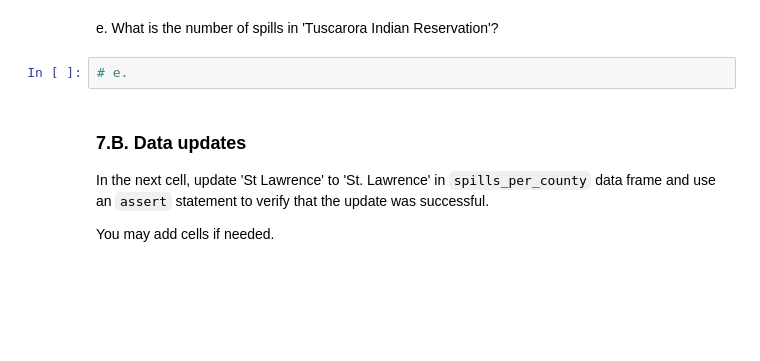
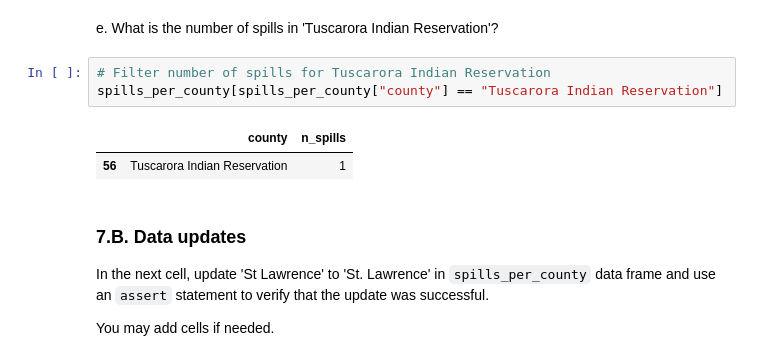
Before and after one commit to matteo-torres/eds220-hwk3, a Jupyter notebook: hwk3-task2-oil-spills.ipynb, the cells around one changed output. Drawn from its saved outputs; the diff is of its cells as text; blank space fills up the shorter version.

```diff
--- a/hwk3-task2-oil-spills.ipynb
+++ b/hwk3-task2-oil-spills.ipynb
@@ -376,8 +471,12 @@ diff_names_ny
 
 
 e. What is the number of spills in 'Tuscarora Indian Reservation'?
-# %%
-# e.
+# %%
+# Filter number of spills for Tuscarora Indian Reservation
+spills_per_county[spills_per_county["county"] == "Tuscarora Indian Reservation"]
+# %% [output]
+|  | county | n_spills |
+| 56 | Tuscarora Indian Reservation | 1 |
 # %% [markdown]
 ### 7.B. Data updates
 
```
Also changed, not shown: parts of 18 cells of this notebook.
